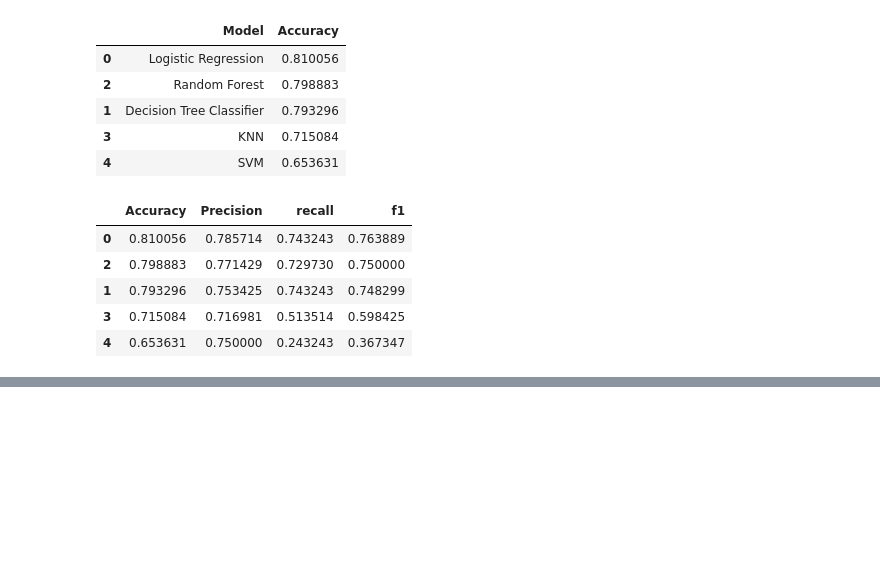
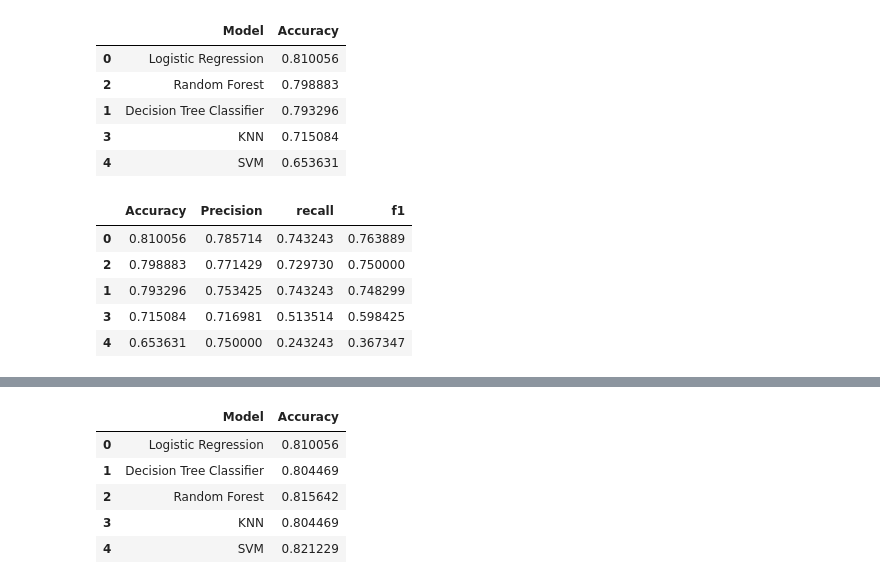
Before and after one commit to Shiva-Kumar-S-M/Projects, a Jupyter notebook: Untitled.ipynb, the cells around one changed output, grey strips where cells are left out. Cells and saved outputs as stored; diff of their text form; code cells hidden in the pictures; blank space fills up the shorter version.

Commit message:
Standardscore and cross validation score

```diff
--- a/Untitled.ipynb
+++ b/Untitled.ipynb
@@ -239,0 +250,28 @@ comparision
+# %%
+#Adding feature scalling
+from sklearn.preprocessing import StandardScaler
+scaler=StandardScaler()
+X_train=scaler.fit_transform(X_train)
+X_test=scaler.transform(X_test)
+# %%
+for name,model in models.items():
+    model.fit(X_train,y_train)
+# %%
+results=[]
+from sklearn.metrics import accuracy_score
+for name,model in models.items():
+    y_pred=model.predict(X_test)
+    acc=accuracy_score(y_test,y_pred)
+    results.append({
+    "Model":name,
+    "Accuracy":acc})
+# %%
+comparison=pd.DataFrame(results)
+comparison
+# %% [output]
+|  | Model | Accuracy |
+| 0 | Logistic Regression | 0.810056 |
+| 1 | Decision Tree Classifier | 0.804469 |
+| 2 | Random Forest | 0.815642 |
+| 3 | KNN | 0.804469 |
+| 4 | SVM | 0.821229 |
```
Also changed, not shown: parts of 2 cells of this notebook.
